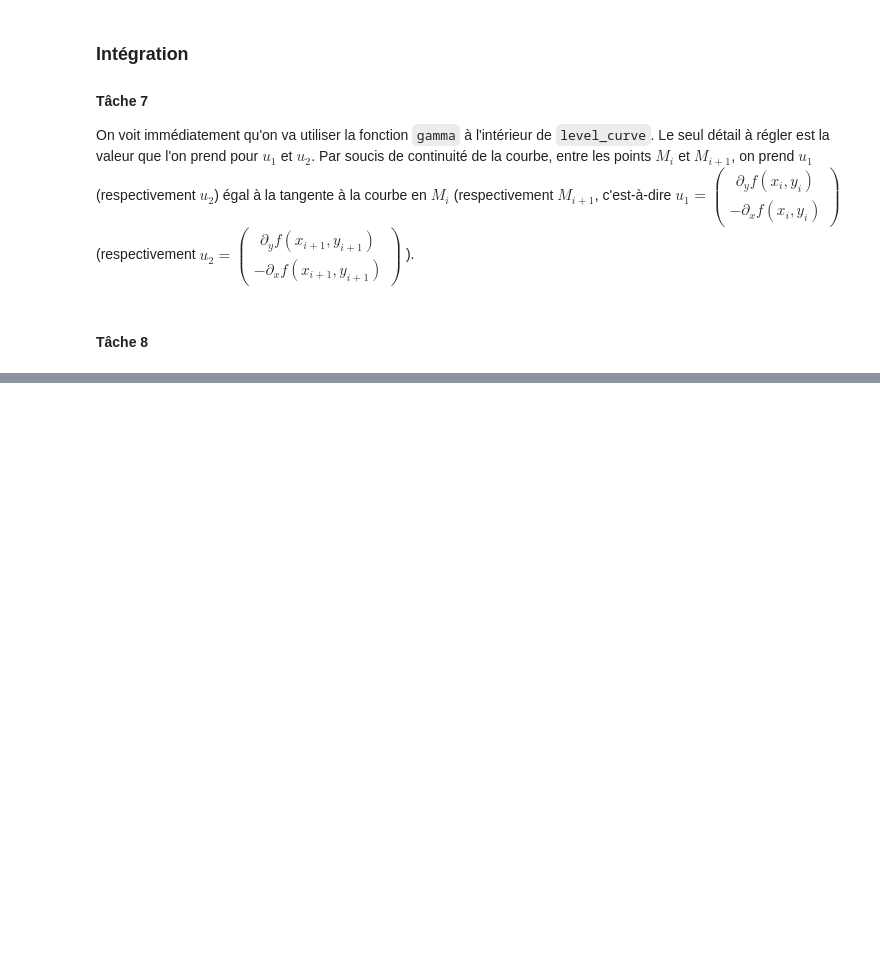
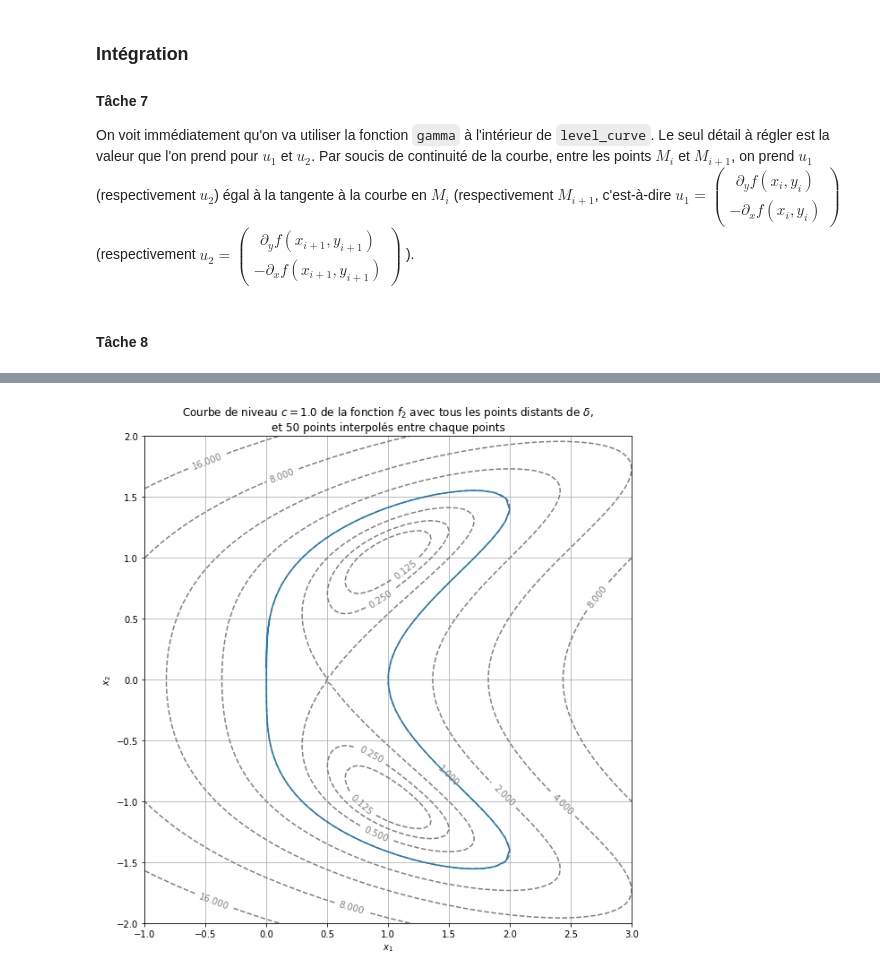
Before and after one commit to MaximeSTUDTER/devoir-courbesdeniveau, a Jupyter notebook: Courbes de niveau - Réponses.ipynb, the cells around one changed output, grey strips where cells are left out. Cells and saved outputs as stored; diff of their text form; code cells hidden in the pictures; blank space fills up the shorter version.

```diff
--- a/Courbes de niveau - Réponses.ipynb
+++ b/Courbes de niveau - Réponses.ipynb
@@ -468,0 +475,14 @@ plt.show()
+# %%
+M = level_curve_ter(f2_c, 0.0, 0.0, oversampling = 51)
+display_contour(
+    f2,
+    x=np.linspace(-1.0, 3.0, 100),
+    y=np.linspace(-2.0, 2.0, 100),
+    levels=[2**i for i in range(-3, 8)] # levels: [0.125, 0.25, ..., 64, 128]
+)
+plt.title("""Courbe de niveau $c = 1.0$ de la fonction $f_2$ avec tous les points distants de $\delta$,
+et 50 points interpolés entre chaque points""")
+plt.plot(M[0], M[1])
+plt.show()
+# %% [output]
+[figure, added]
```
Also changed, not shown: parts of 2 cells of this notebook.
